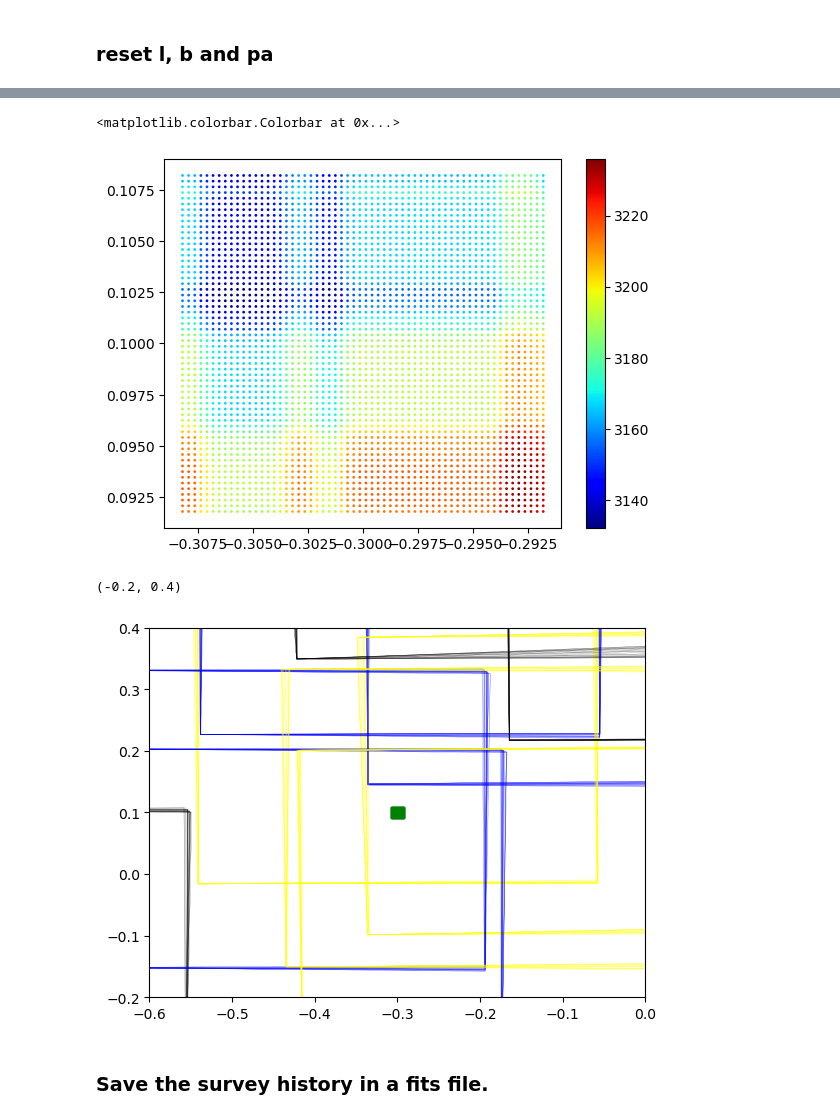
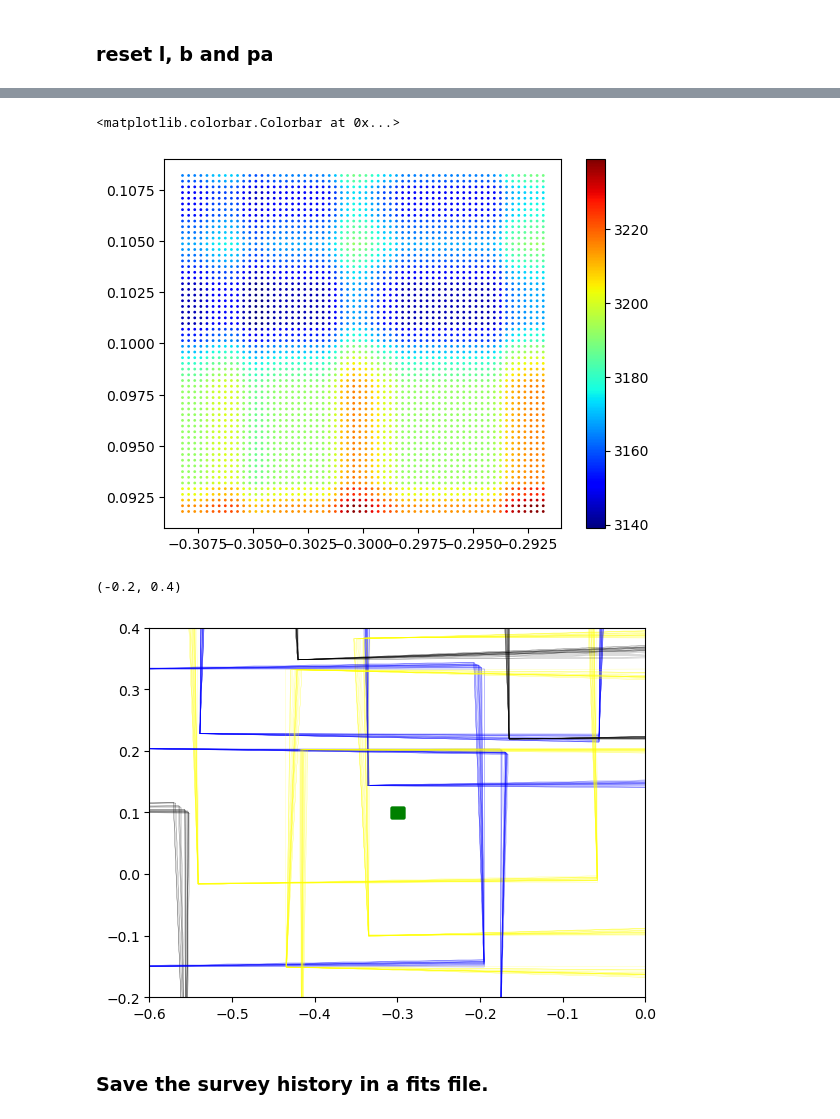
Before and after one commit to kawatadaisuke/JASMINE-analysis-testing, a Jupyter notebook: astrometry-validation/small-survey-plan/Small_Survey_Plan_astrometry_validation.ipynb, the cells around one changed output, grey strips where cells are left out. Saved outputs shown, nothing was run; the diff lists cells and outputs as text; code cells hidden in the pictures.

Commit message:
add effect of cos(b) when adding jitter, add more info to the FITS header and preview of the file.

```diff
--- a/astrometry-validation/small-survey-plan/Small_Survey_Plan_astrometry_validation.ipynb
+++ b/astrometry-validation/small-survey-plan/Small_Survey_Plan_astrometry_validation.ipynb
@@ -381,32 +379,37 @@ pa_obs = np.copy(pa_obs_org)
 # set the size of the jitter in deg
 sigma_ltel = 1.0/3600.0
 sigma_btel = 1.0/3600.0
-sigma_thetel = 1.0/60.0
+sigma_thetel = 1.0/3600.0
 # pointing error for first plate
 lpt_error = 3.0/3600.0
 bpt_error = 3.0/3600.0
 print(' telescope jitter l, b and theta (deg) =', sigma_ltel, sigma_btel, sigma_thetel)
 print(' telescope l, b pointing error (deg) =', lpt_error, bpt_error)
 # add jitter
-np.random.seed(999999)
+ran_seed_jitter = 999999
+np.random.seed(ran_seed_jitter)
 iobs = 0
 for iorb in range(norb):
     for ismfld in range(nsmfld_orb):
-        # longitude
-        lsig = np.random.normal(0.0, sigma_ltel, npl_smfld)
-        lc_obs[iobs] += (lsig[0]+np.random.normal(0.0, lpt_error))
-        for ipl in range(1, npl_smfld):
-            lc_obs[iobs+ipl] = lc_obs[iobs+ipl-1]+lsig[ipl]
-            # if iobs == 0 and ismfld ==0:
-            #   print('ipl =', iobs, ipl)
+        # initial pointings
         # latitude
         bsig = np.random.normal(0.0, sigma_btel, npl_smfld)
         bc_obs[iobs] += (bsig[0]+np.random.normal(0.0, bpt_error))
         for ipl in range(1, npl_smfld):
             bc_obs[iobs+ipl] = bc_obs[iobs+ipl-1]+bsig[ipl]
+        # longitude
+        lc_obs[iobs] += (np.random.normal(0.0, sigma_ltel/np.cos(np.radians(bc_obs[iobs])))
+                         +np.random.normal(0.0, lpt_error/np.cos(np.radians(bc_obs[iobs]))))
+        for ipl in range(1, npl_smfld):
+            # need to generate the random jitter every time to take into account cos(b)
+            lc_obs[iobs+ipl] = lc_obs[iobs+ipl-1]+np.random.normal(0.0, sigma_ltel/np.cos(np.radians(bc_obs[iobs+ipl-1])))
+            # lc_obs[iobs+ipl] = lc_obs[iobs+ipl-1]+lsig[ipl]
+            # if iobs == 0 and ismfld ==0:
+            #   print('ipl =', iobs, ipl)
         # theta
         thesig = np.random.normal(0.0, sigma_thetel, npl_smfld)
-        pa_obs[iobs] += thesig[0]
+        # initial jitter + initial error
+        pa_obs[iobs] += (thesig[0]+np.random.normal(0.0, sigma_thetel))
         for ipl in range(1, npl_smfld):
             pa_obs[iobs+ipl] = pa_obs[iobs+ipl-1]+thesig[ipl]
         iobs += npl_smfld
@@ -461,26 +464,26 @@ cx = plt.scatter(l_sfgrid, b_sfgrid, c=ncobs_grid, s=1, cmap=cm.jet)
 plt.colorbar(cx)
 # %% [output]
 <matplotlib.colorbar.Colorbar at 0x...>
-[figure, old version]
+[figure, new version]
 # %%
 # plot the small fields of one orbit
 fig, ax = plt.subplots()
 for iorb in range(4):
     sindx = np.where(orbit_id_obs==iorb)[0]
     # ax.scatter(lc_obs, bc_obs, c=field_id_obs, s=1, cmap=cm.jet)
     # ax.scatter(lc_obs[sindx], bc_obs[sindx], c=field_id_obs[sindx], s=10, cmap=cm.jet)
     ax.add_patch(Rectangle((lc_sf-0.5*dl_sf, bc_sf-0.5*db_sf), dl_sf, db_sf, color='green'))
     color_patch = ['blue', 'yellow', 'red', 'black']
     for i in sindx:
-        # plot with angle of position angle x 10.
+        # plot with angle of position angle x 1000.
         ax.add_patch(Rectangle((lc_obs[i]-0.5*w_dtct, bc_obs[i]-0.5*w_dtct), w_dtct, w_dtct, fill=False,
-                               edgecolor=color_patch[field_id_obs[i]], angle=pa_obs[i]*10, linewidth=0.1))
+                               edgecolor=color_patch[field_id_obs[i]], angle=pa_obs[i]*1000, linewidth=0.1))
 ax.add_patch(Rectangle((lc_sf-0.5*dl_sf, bc_sf-0.5*db_sf), dl_sf, db_sf, color='green'))
 plt.xlim(-0.6, 0.0)
 plt.ylim(-0.2, 0.4)
 # fig.colorbar(cx)
 # %% [output]
 (-0.2, 0.4)
-[figure, old version]
+[figure, new version]
 # %% [markdown]
 ### Save the survey history in a fits file.
```
Also changed, not shown: parts of 17 cells of this notebook.
